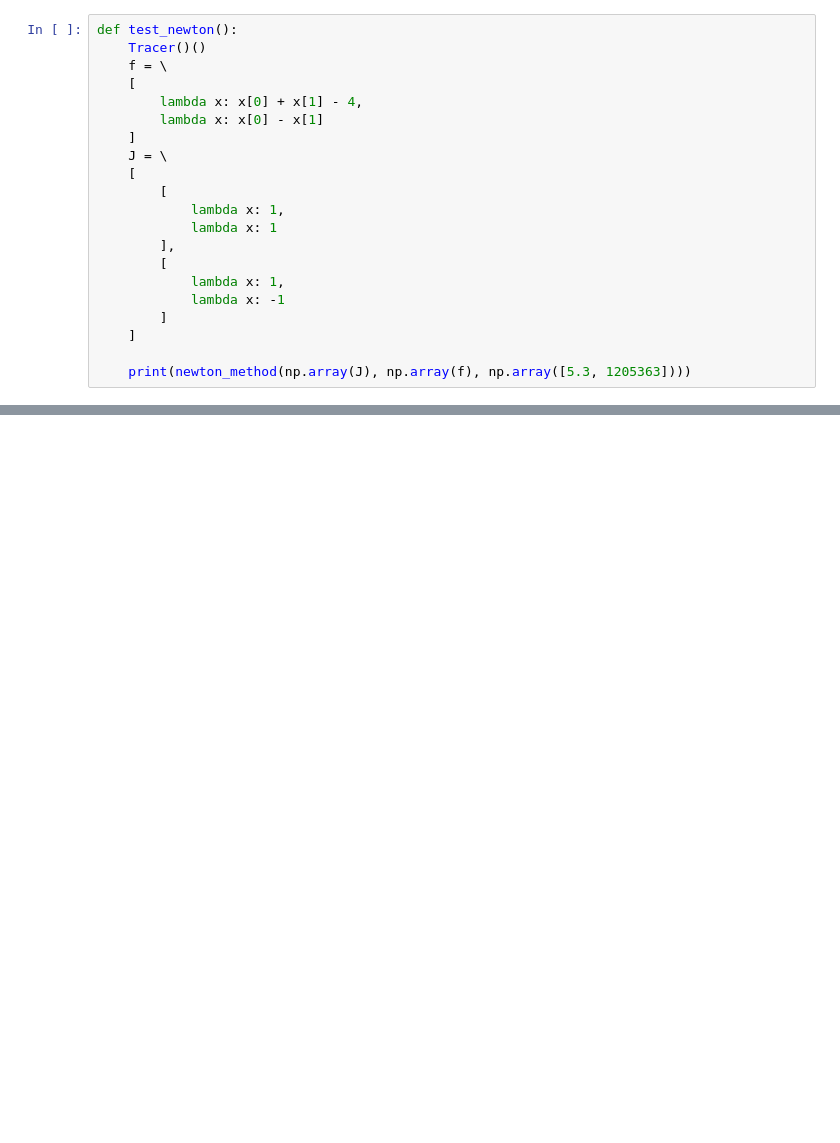
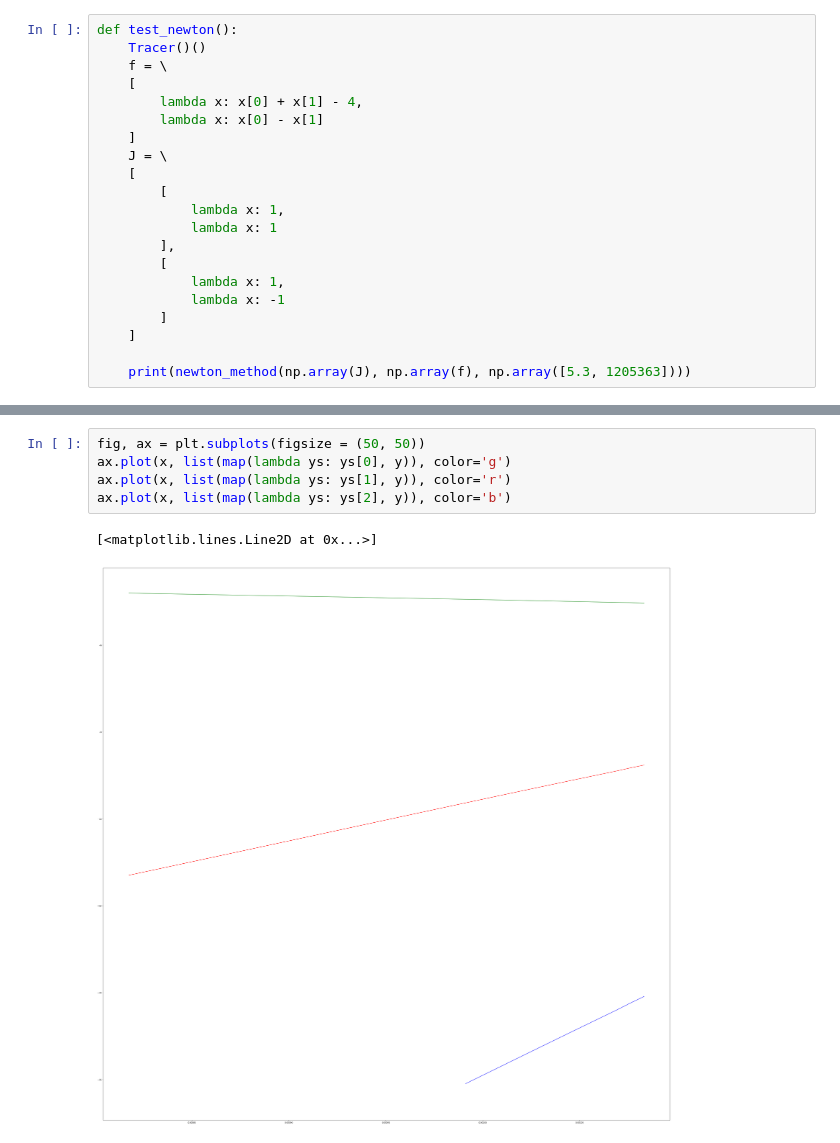
Before and after one commit to vlad107/numerical_methods_course_work, a Jupyter notebook: code.ipynb, the cells around one changed output, grey strips where cells are left out. Cells and saved outputs as stored; diff of their text form; blank space fills up the shorter version.

```diff
--- a/code.ipynb
+++ b/code.ipynb
@@ -308,0 +417,8 @@ ax.plot(x, list(map(lambda ys: ys[2], y)), color='y')
+# %%
+fig, ax = plt.subplots(figsize = (50, 50))
+ax.plot(x, list(map(lambda ys: ys[0], y)), color='g')
+ax.plot(x, list(map(lambda ys: ys[1], y)), color='r')
+ax.plot(x, list(map(lambda ys: ys[2], y)), color='b')
+# %% [output]
+[<matplotlib.lines.Line2D at 0x...>]
+[figure, added]
```
Also changed, not shown: parts of 5 cells of this notebook.
